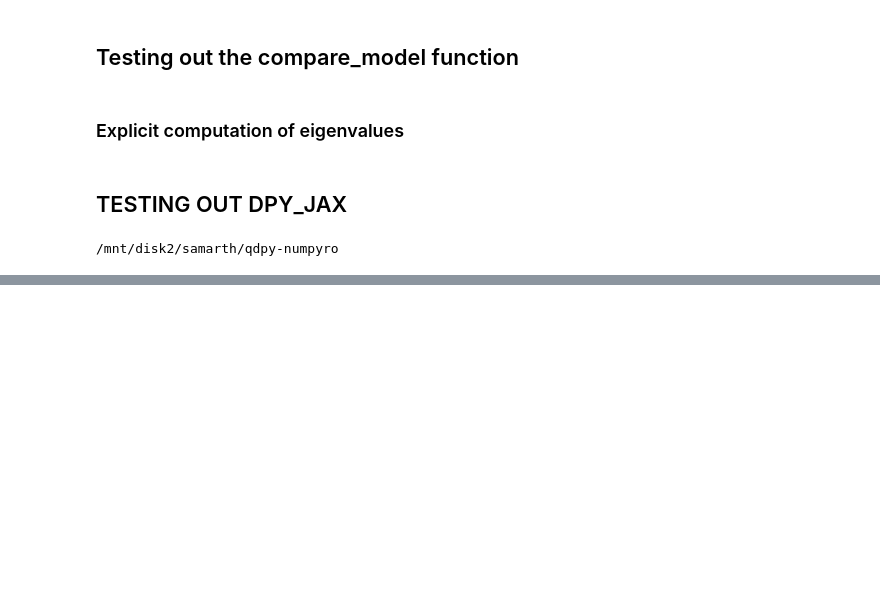
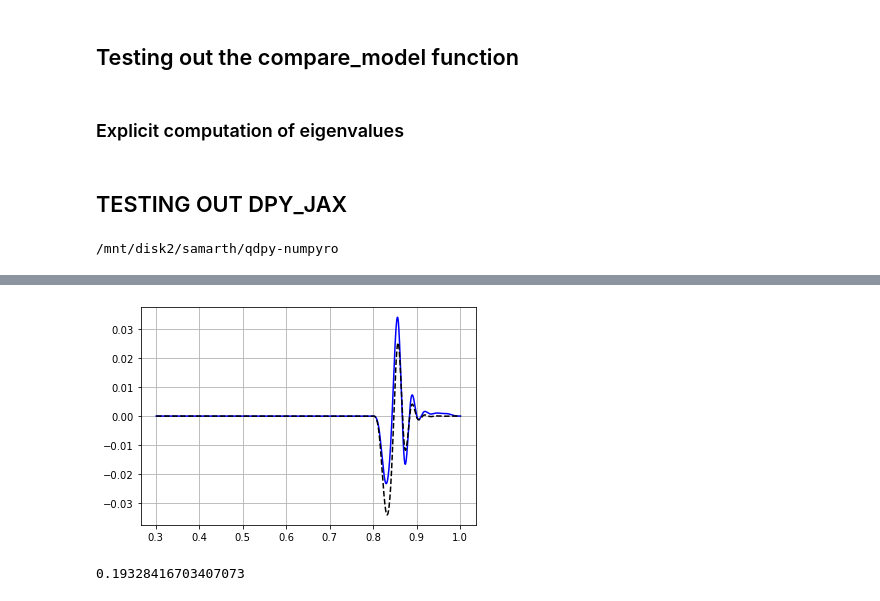
Before and after one commit to srijaniiserprinceton/qdpy-numpyro, a Jupyter notebook: notebooks/test_scr.ipynb, the cells around one changed output, grey strips where cells are left out. Cells and saved outputs as stored; diff of their text form; code cells hidden in the pictures; blank space fills up the shorter version.

```diff
--- a/notebooks/test_scr.ipynb
+++ b/notebooks/test_scr.ipynb
@@ -275,0 +335,13 @@ data_hess3 = _dhessfn(jnp.asarray(c2))
+# %%
+norm = abs(w3f).max()/abs(w5f).max()
+
+plt.figure()
+plt.plot(GVARS.r, w3f, 'b')
+plt.plot(GVARS.r, -w5f*norm, '--k')
+plt.show()
+# %% [output]
+[figure, added]
+# %%
+norm
+# %% [output]
+0.19328416703407073
```
Also changed, not shown: parts of 12 cells of this notebook, 3 other files.
